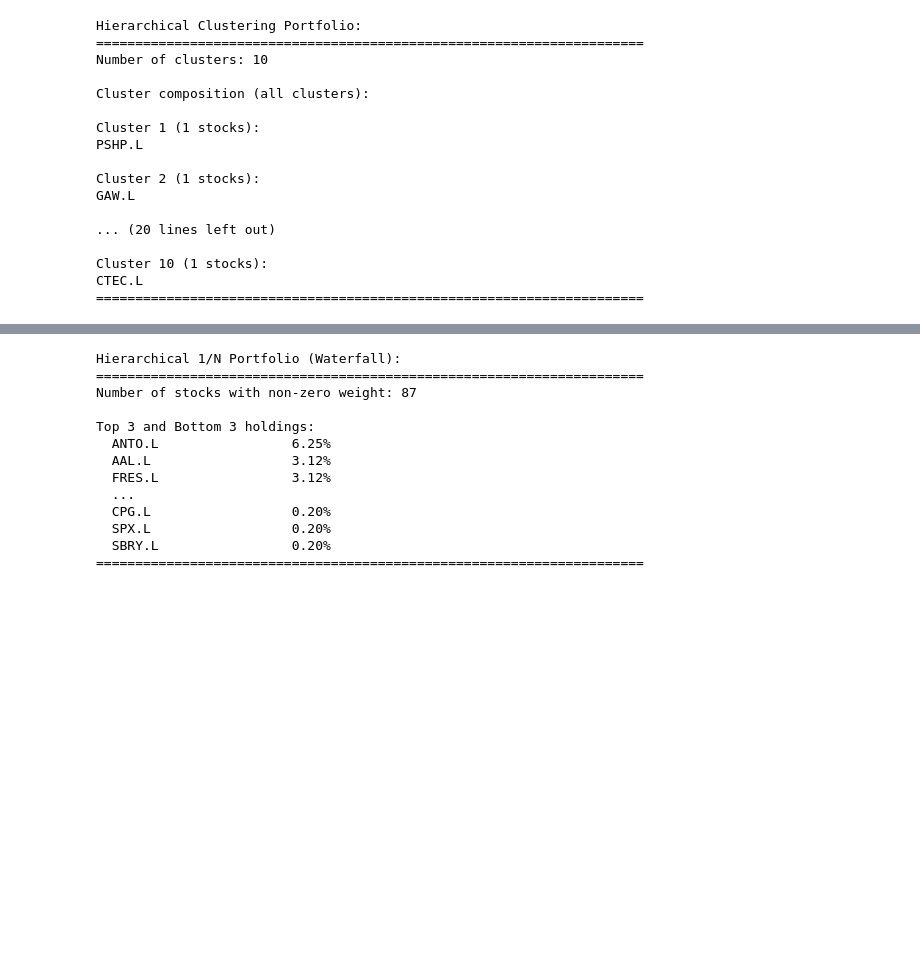
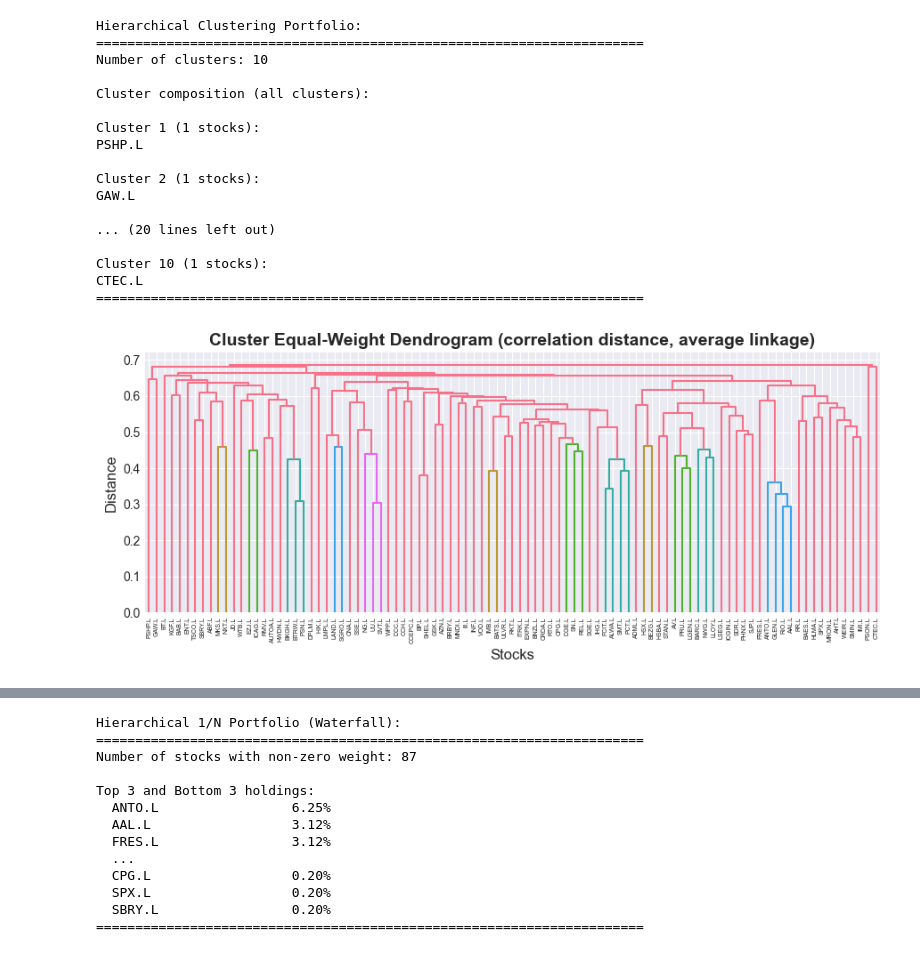
Before and after one commit to AUEBs-INVESTMENT-FINANCE-CLUB/network-clustering-portfolios, a Jupyter notebook: network_hierarchical_portfolios.ipynb, the cells around one changed output, grey strips where cells are left out. Drawn from its saved outputs; the diff is of its cells as text; code cells hidden in the pictures; blank space fills up the shorter version.

```diff
--- a/network_hierarchical_portfolios.ipynb
+++ b/network_hierarchical_portfolios.ipynb
@@ -841,6 +797,16 @@ GAW.L
 Cluster 10 (1 stocks):
 CTEC.L
 ======================================================================
+# %%
+fig, ax = plt.subplots(figsize=(9, 4))
+dendrogram(Z, labels=in_sample_correlation.index, leaf_rotation=90, ax=ax)
+ax.set_title('Cluster Equal-Weight Dendrogram (correlation distance, average linkage)', fontsize=14, fontweight='bold')
+ax.set_xlabel('Stocks', fontsize=12)
+ax.set_ylabel('Distance', fontsize=12)
+plt.tight_layout()
+plt.show()
+# %% [output]
+[figure, added]
 # %% [markdown]
 #### 2.3.2 Hierarchical 1/N (Waterfall)
 
```
Also changed, not shown: parts of 31 cells of this notebook.
